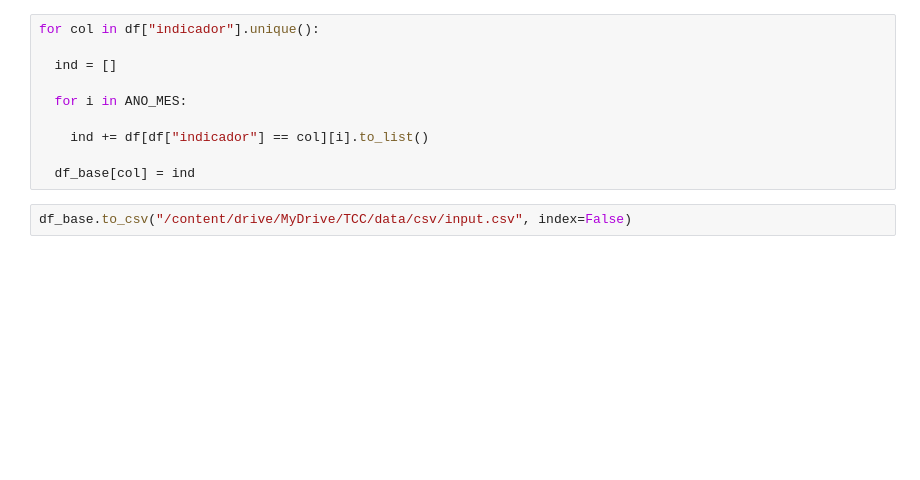
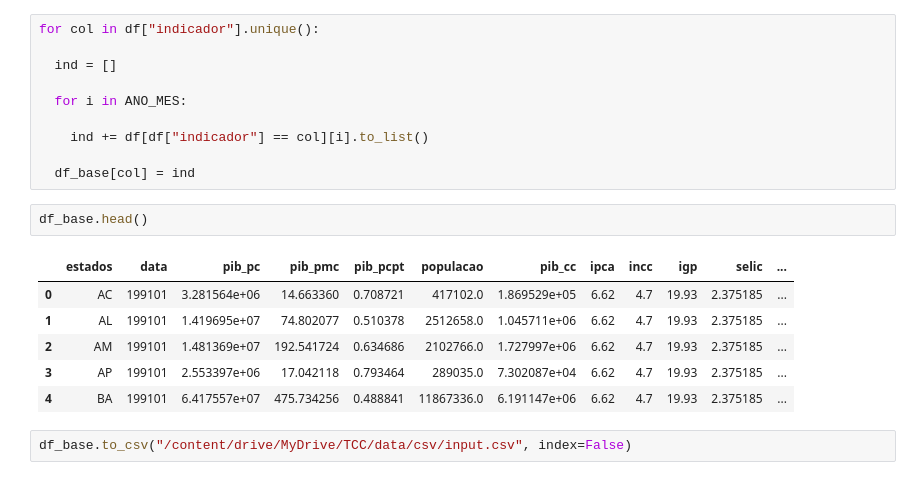
Before and after one commit to LeiteJu/TCC, a Jupyter notebook: data/data_prep.ipynb, the cells around one changed output. Cells and saved outputs as stored; diff of their text form; blank space fills up the shorter version.

```diff
--- a/data/data_prep.ipynb
+++ b/data/data_prep.ipynb
@@ -539,6 +541,15 @@ for col in df["indicador"].unique():
     ind += df[df["indicador"] == col][i].to_list()
 
   df_base[col] = ind
+# %%
+df_base.head()
+# %% [output]
+|  | estados | data | pib_pc | pib_pmc | pib_pcpt | populacao | pib_cc | ipca | incc | igp | selic | ... |
+| 0 | AC | 199101 | 3.281564e+06 | 14.663360 | 0.708721 | 417102.0 | 1.869529e+05 | 6.62 | 4.7 | 19.93 | 2.375185 | ... |
+| 1 | AL | 199101 | 1.419695e+07 | 74.802077 | 0.510378 | 2512658.0 | 1.045711e+06 | 6.62 | 4.7 | 19.93 | 2.375185 | ... |
+| 2 | AM | 199101 | 1.481369e+07 | 192.541724 | 0.634686 | 2102766.0 | 1.727997e+06 | 6.62 | 4.7 | 19.93 | 2.375185 | ... |
+| 3 | AP | 199101 | 2.553397e+06 | 17.042118 | 0.793464 | 289035.0 | 7.302087e+04 | 6.62 | 4.7 | 19.93 | 2.375185 | ... |
+| 4 | BA | 199101 | 6.417557e+07 | 475.734256 | 0.488841 | 11867336.0 | 6.191147e+06 | 6.62 | 4.7 | 19.93 | 2.375185 | ... |
 # %%
 df_base.to_csv("/content/drive/MyDrive/TCC/data/csv/input.csv", index=False)
 # %% [markdown]
```
Also changed, not shown: parts of 9 cells of this notebook, 35 other files.
